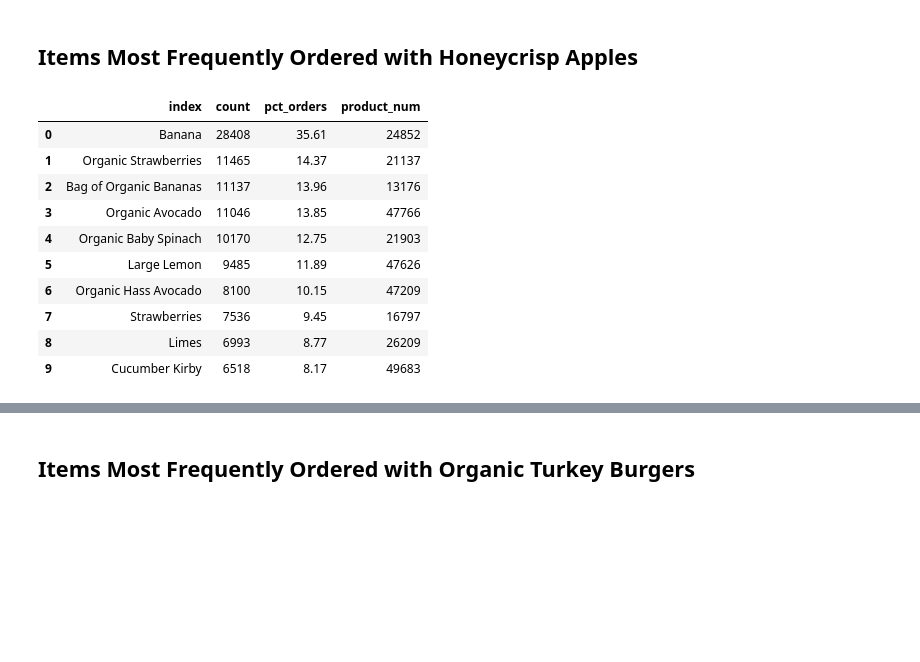
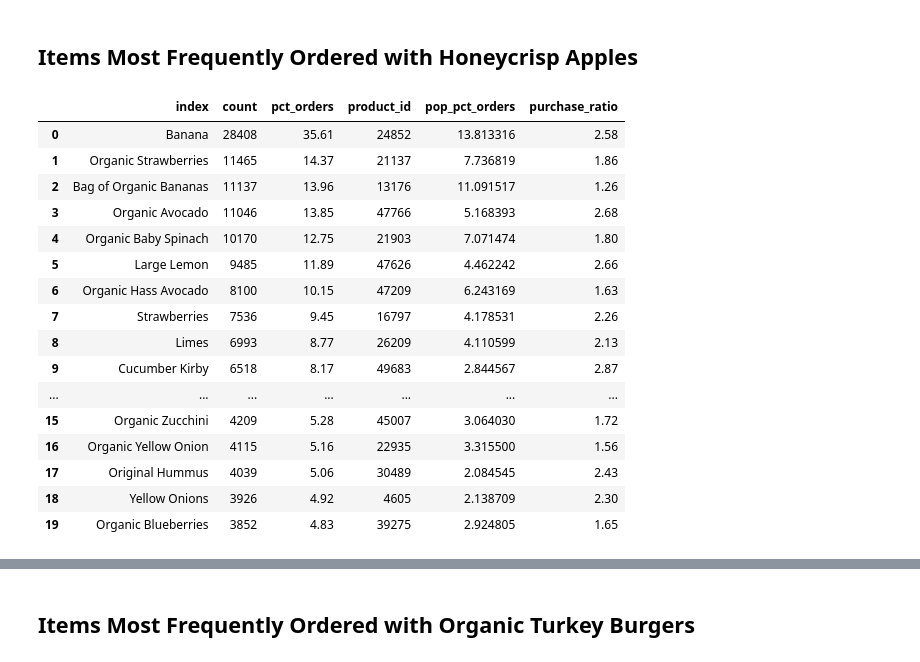
Before and after one commit to hjhuney/Instacart, a Jupyter notebook: Instacart.ipynb, the cells around one changed output, grey strips where cells are left out. Drawn from its saved outputs; the diff is of its cells as text; code cells hidden in the pictures; blank space fills up the shorter version.

```diff
--- a/Instacart.ipynb
+++ b/Instacart.ipynb
@@ -591,20 +614,28 @@ def top_n_items(df, product_id, n):
     return top_items_with_item
 # %%
 # top 10 items ordered with honeycrisp apples
-honeycrisp_df = top_n_items(df, 45066, 10)
+honeycrisp_df = top_n_items(df, 45066, 20)
+honeycrisp_df['pop_pct_orders'] = honeycrisp_df['product_id'].map(pct_order_dict)
+honeycrisp_df['purchase_ratio'] = np.round(honeycrisp_df['pct_orders'] / honeycrisp_df['pop_pct_orders'], 2)
 honeycrisp_df
 # %% [output]
-|  | index | count | pct_orders | product_num |
-| 0 | Banana | 28408 | 35.61 | 24852 |
-| 1 | Organic Strawberries | 11465 | 14.37 | 21137 |
-| 2 | Bag of Organic Bananas | 11137 | 13.96 | 13176 |
-| 3 | Organic Avocado | 11046 | 13.85 | 47766 |
-| 4 | Organic Baby Spinach | 10170 | 12.75 | 21903 |
-| 5 | Large Lemon | 9485 | 11.89 | 47626 |
-| 6 | Organic Hass Avocado | 8100 | 10.15 | 47209 |
-| 7 | Strawberries | 7536 | 9.45 | 16797 |
-| 8 | Limes | 6993 | 8.77 | 26209 |
-| 9 | Cucumber Kirby | 6518 | 8.17 | 49683 |
+|  | index | count | pct_orders | product_id | pop_pct_orders | purchase_ratio |
+| 0 | Banana | 28408 | 35.61 | 24852 | 13.813316 | 2.58 |
+| 1 | Organic Strawberries | 11465 | 14.37 | 21137 | 7.736819 | 1.86 |
+| 2 | Bag of Organic Bananas | 11137 | 13.96 | 13176 | 11.091517 | 1.26 |
+| 3 | Organic Avocado | 11046 | 13.85 | 47766 | 5.168393 | 2.68 |
+| 4 | Organic Baby Spinach | 10170 | 12.75 | 21903 | 7.071474 | 1.80 |
+| 5 | Large Lemon | 9485 | 11.89 | 47626 | 4.462242 | 2.66 |
+| 6 | Organic Hass Avocado | 8100 | 10.15 | 47209 | 6.243169 | 1.63 |
+| 7 | Strawberries | 7536 | 9.45 | 16797 | 4.178531 | 2.26 |
+| 8 | Limes | 6993 | 8.77 | 26209 | 4.110599 | 2.13 |
+| 9 | Cucumber Kirby | 6518 | 8.17 | 49683 | 2.844567 | 2.87 |
+| ... | ... | ... | ... | ... | ... | ... |
+| 15 | Organic Zucchini | 4209 | 5.28 | 45007 | 3.064030 | 1.72 |
+| 16 | Organic Yellow Onion | 4115 | 5.16 | 22935 | 3.315500 | 1.56 |
+| 17 | Original Hummus | 4039 | 5.06 | 30489 | 2.084545 | 2.43 |
+| 18 | Yellow Onions | 3926 | 4.92 | 4605 | 2.138709 | 2.30 |
+| 19 | Organic Blueberries | 3852 | 4.83 | 39275 | 2.924805 | 1.65 |
 # %%
 chart_title = "Top 10 Products Ordered with Honeycrisp Apples"
 x_label = "index:O"
```
Also changed, not shown: parts of 8 cells of this notebook.
